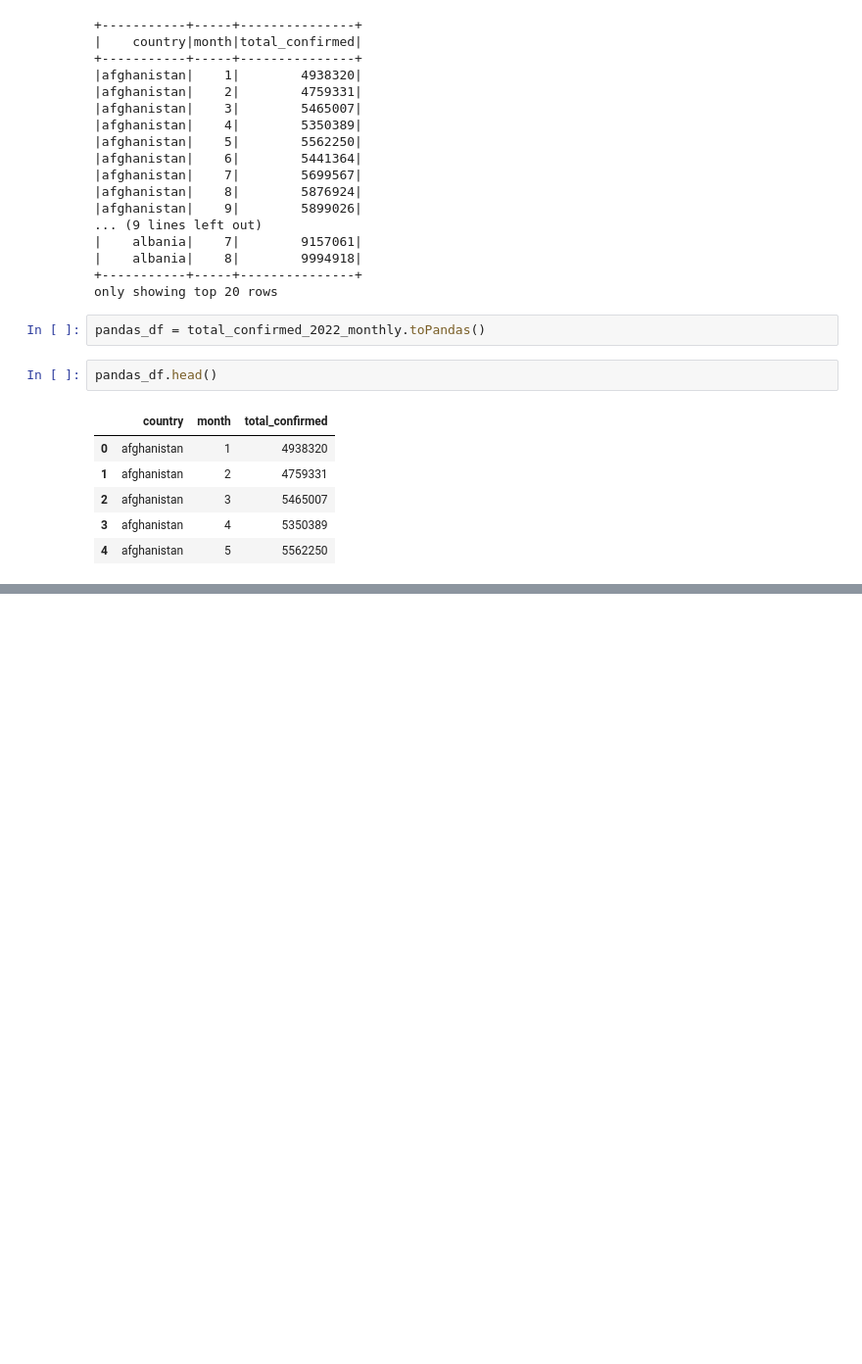
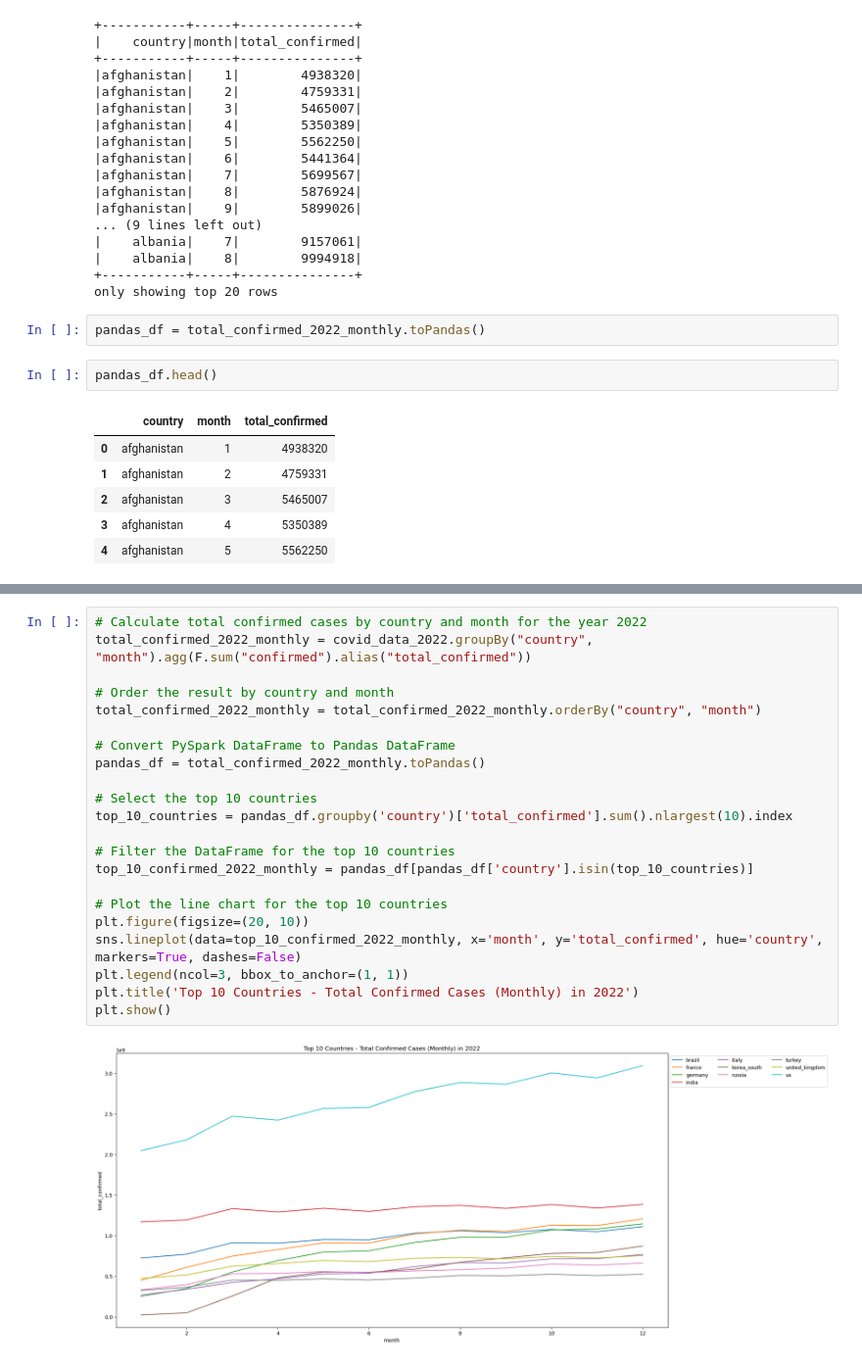
Before and after one commit to ttran15/big_data, a Jupyter notebook: Data_visualizations/All_Country_2022.ipynb, the cells around one changed output, grey strips where cells are left out. Shown at 98% size. Cells and saved outputs as stored; diff of their text form; blank space fills up the shorter version.

```diff
--- a/Data_visualizations/All_Country_2022.ipynb
+++ b/Data_visualizations/All_Country_2022.ipynb
@@ -83,0 +84,24 @@ plt.show()
+# %%
+# Calculate total confirmed cases by country and month for the year 2022
+total_confirmed_2022_monthly = covid_data_2022.groupBy("country", "month").agg(F.sum("confirmed").alias("total_confirmed"))
+
+# Order the result by country and month
+total_confirmed_2022_monthly = total_confirmed_2022_monthly.orderBy("country", "month")
+
+# Convert PySpark DataFrame to Pandas DataFrame
+pandas_df = total_confirmed_2022_monthly.toPandas()
+
+# Select the top 10 countries
+top_10_countries = pandas_df.groupby('country')['total_confirmed'].sum().nlargest(10).index
+
+# Filter the DataFrame for the top 10 countries
+top_10_confirmed_2022_monthly = pandas_df[pandas_df['country'].isin(top_10_countries)]
+
+# Plot the line chart for the top 10 countries
+plt.figure(figsize=(20, 10))
+sns.lineplot(data=top_10_confirmed_2022_monthly, x='month', y='total_confirmed', hue='country', markers=True, dashes=False)
+plt.legend(ncol=3, bbox_to_anchor=(1, 1))
+plt.title('Top 10 Countries - Total Confirmed Cases (Monthly) in 2022')
+plt.show()
+# %% [output]
+[figure, added]
```
Also changed, not shown: parts of 5 cells of this notebook, 4 other files.
